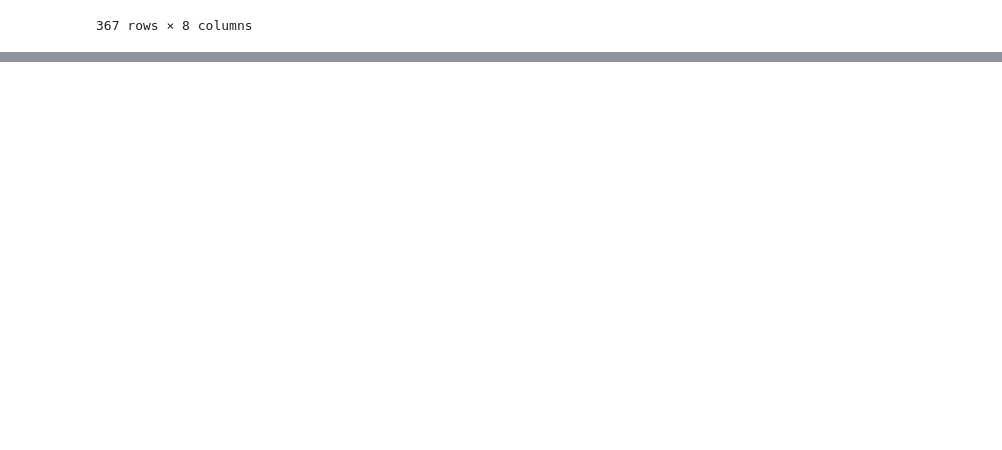
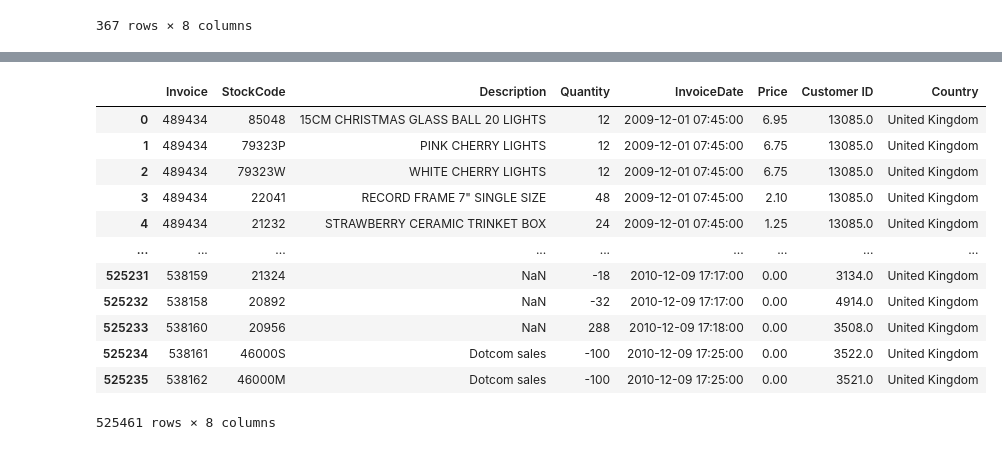
Before and after one commit to bmahony/Customer-Data-Analysis, a Jupyter notebook: Capstone - Data Wrangling.ipynb, the cells around one changed output, grey strips where cells are left out. Saved outputs shown, nothing was run; the diff lists cells and outputs as text; code cells hidden in the pictures; blank space fills up the shorter version.

```diff
--- a/Capstone - Data Wrangling.ipynb
+++ b/Capstone - Data Wrangling.ipynb
@@ -210,0 +269,6 @@ df['Customer ID'].dropna(inplace=True)
+# %%
+invoices = guests['Invoice'].value_counts().index.values
+# %%
+guestids = {}
+for a, b in zip(invoices,synthids):
+    guestids[a] = b
@@ -210,0 +280,3 @@ df['Customer ID'].dropna(inplace=True)
+# %%
+for obj in invoices:
+    guests.loc[guests['Invoice'] == obj, 'Customer ID'] = guestids[obj]
@@ -211 +309,19 @@ df['Customer ID'].dropna(inplace=True)
+# %%
+df_new = pd.concat([df,guests])
+# %%
+df_new
+# %% [output]
+|  | Invoice | StockCode | Description | Quantity | InvoiceDate | Price | Customer ID | Country |
+| 0 | 489434 | 85048 | 15CM CHRISTMAS GLASS BALL 20 LIGHTS | 12 | 2009-12-01 07:45:00 | 6.95 | 13085.0 | United Kingdom |
+| 1 | 489434 | 79323P | PINK CHERRY LIGHTS | 12 | 2009-12-01 07:45:00 | 6.75 | 13085.0 | United Kingdom |
+| 2 | 489434 | 79323W | WHITE CHERRY LIGHTS | 12 | 2009-12-01 07:45:00 | 6.75 | 13085.0 | United Kingdom |
+| 3 | 489434 | 22041 | RECORD FRAME 7" SINGLE SIZE | 48 | 2009-12-01 07:45:00 | 2.10 | 13085.0 | United Kingdom |
+| 4 | 489434 | 21232 | STRAWBERRY CERAMIC TRINKET BOX | 24 | 2009-12-01 07:45:00 | 1.25 | 13085.0 | United Kingdom |
+| ... | ... | ... | ... | ... | ... | ... | ... | ... |
+| 525231 | 538159 | 21324 | NaN | -18 | 2010-12-09 17:17:00 | 0.00 | 3134.0 | United Kingdom |
+| 525232 | 538158 | 20892 | NaN | -32 | 2010-12-09 17:17:00 | 0.00 | 4914.0 | United Kingdom |
+| 525233 | 538160 | 20956 | NaN | 288 | 2010-12-09 17:18:00 | 0.00 | 3508.0 | United Kingdom |
+| 525234 | 538161 | 46000S | Dotcom sales | -100 | 2010-12-09 17:25:00 | 0.00 | 3522.0 | United Kingdom |
+| 525235 | 538162 | 46000M | Dotcom sales | -100 | 2010-12-09 17:25:00 | 0.00 | 3521.0 | United Kingdom |
+525461 rows × 8 columns
 # %%
```
Also changed, not shown: parts of 18 cells of this notebook.
